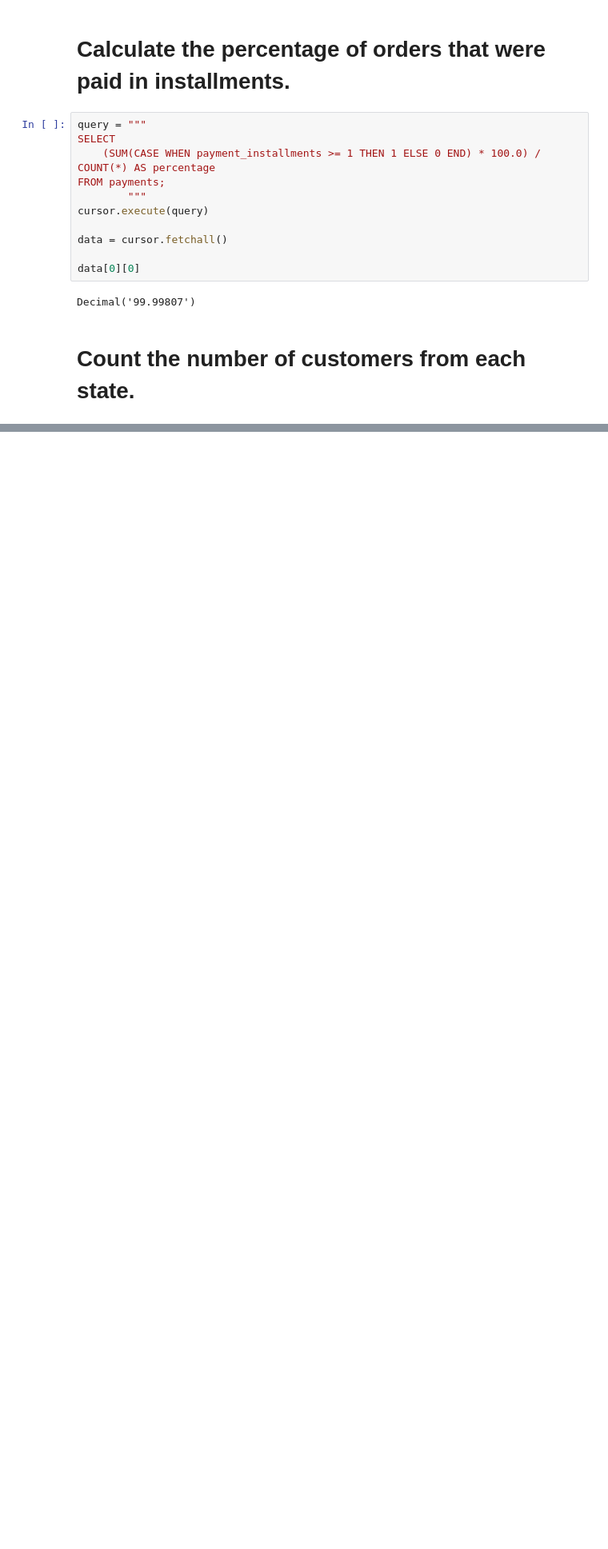
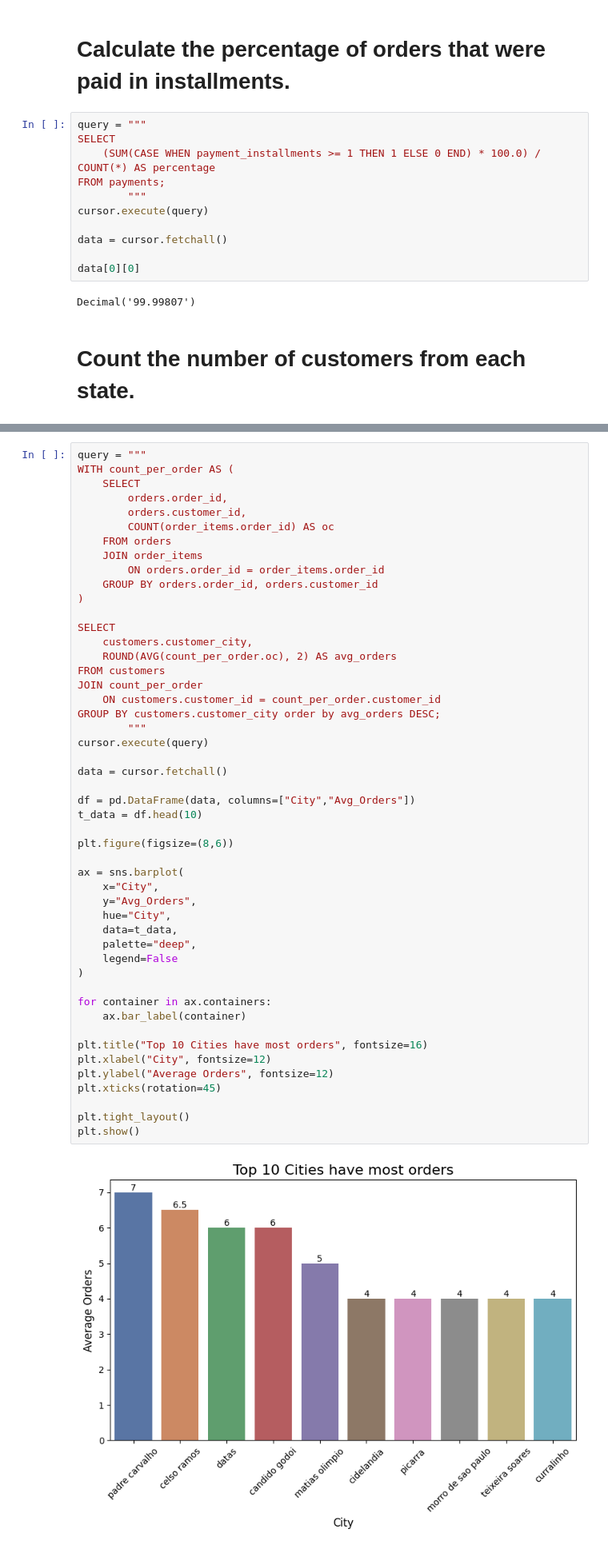
Before and after one commit to AbhiKanekar/DA_Project_01, a Jupyter notebook: Questions.ipynb, the cells around one changed output, grey strips where cells are left out. Shown at 80% size. Drawn from its saved outputs; the diff is of its cells as text; blank space fills up the shorter version.

```diff
--- a/Questions.ipynb
+++ b/Questions.ipynb
@@ -136,0 +166,51 @@ plt.show()
+# %%
+query = """
+WITH count_per_order AS (
+    SELECT
+        orders.order_id,
+        orders.customer_id,
+        COUNT(order_items.order_id) AS oc
+    FROM orders
+    JOIN order_items
+        ON orders.order_id = order_items.order_id
+    GROUP BY orders.order_id, orders.customer_id
+)
+
+SELECT
+    customers.customer_city,
+    ROUND(AVG(count_per_order.oc), 2) AS avg_orders
+FROM customers
+JOIN count_per_order
+    ON customers.customer_id = count_per_order.customer_id
+GROUP BY customers.customer_city order by avg_orders DESC;
+        """
+cursor.execute(query)
+
+data = cursor.fetchall()
+
+df = pd.DataFrame(data, columns=["City","Avg_Orders"])
+t_data = df.head(10)
+
+plt.figure(figsize=(8,6))
+
+ax = sns.barplot(
+    x="City",
+    y="Avg_Orders",
+    hue="City",
+    data=t_data,
+    palette="deep",
+    legend=False
+)
+
+for container in ax.containers:
+    ax.bar_label(container)
+
+plt.title("Top 10 Cities have most orders", fontsize=16)
+plt.xlabel("City", fontsize=12)
+plt.ylabel("Average Orders", fontsize=12)
+plt.xticks(rotation=45)
+
+plt.tight_layout()
+plt.show()
+# %% [output]
+[figure, added]
```
Also changed, not shown: parts of 13 cells of this notebook, 1 other file.
